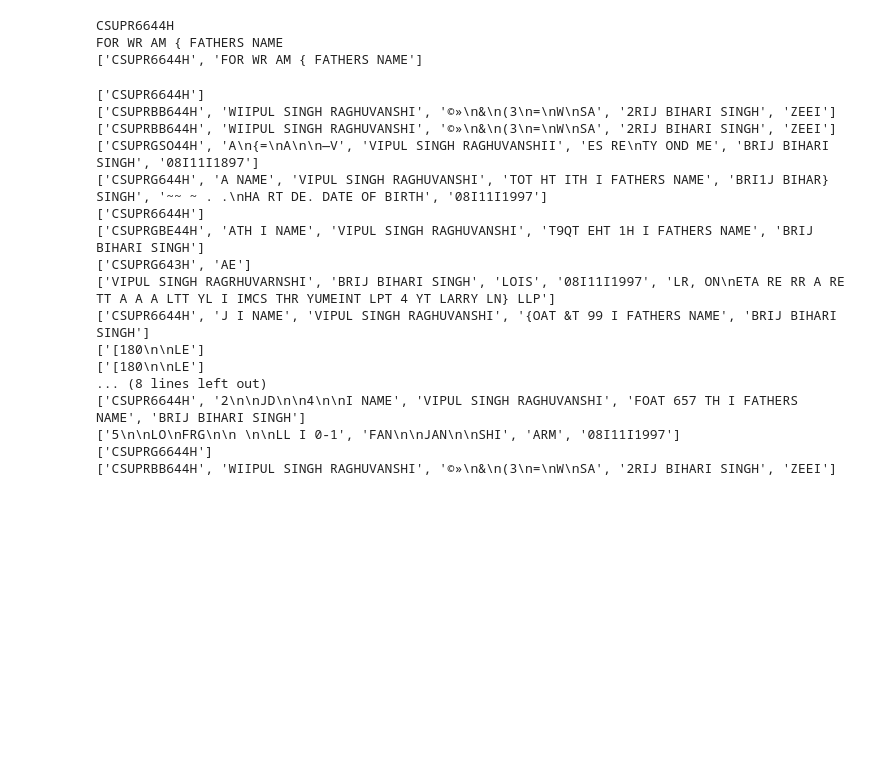
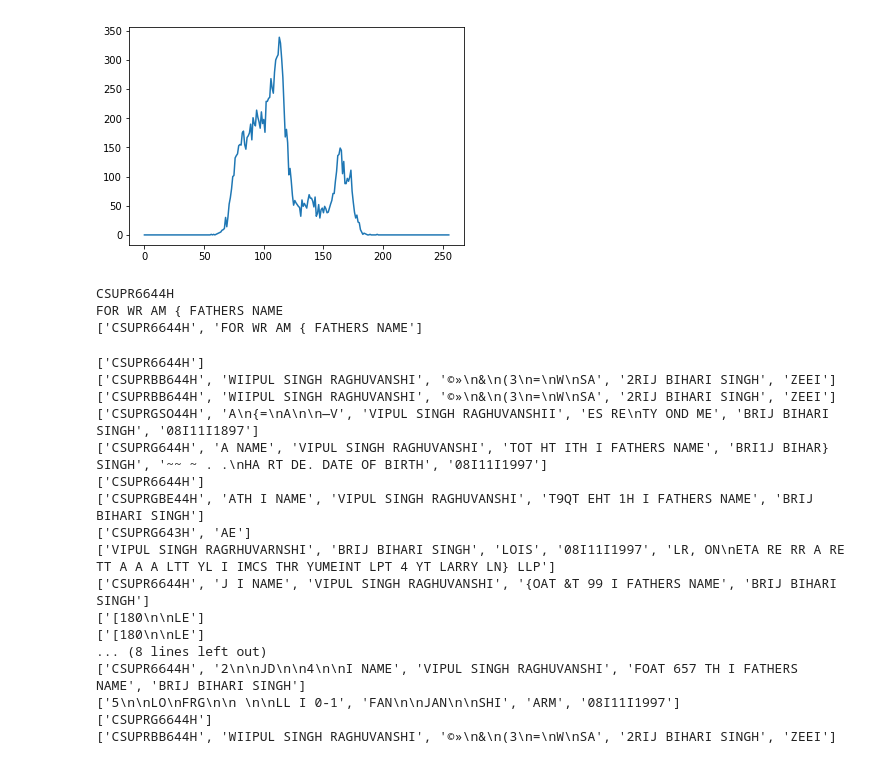
Before and after one commit to Praneet9/Smart_Editor, a Jupyter notebook: Mobicule/Preprocessing.ipynb, the cells around one changed output. Drawn from its saved outputs; the diff is of its cells as text; code cells hidden in the pictures; blank space fills up the shorter version.

```diff
--- a/Mobicule/Preprocessing.ipynb
+++ b/Mobicule/Preprocessing.ipynb
@@ -0,0 +1,63 @@
+# %%
+img = cv2.imread('ignore/mp6.jpg', 0)
+# img = cv2.resize(img, (600, 300))
+# img = cv2.adaptiveThreshold(img, 255, cv2.ADAPTIVE_THRESH_GAUSSIAN_C, cv2.THRESH_BINARY_INV, 15, 5)
+
+kernel_sharpening = np.array([[-1,-1,-1],
+                              [-1, 9,-1],
+                              [-1,-1,-1]])
+
+hist,bins = np.histogram(img,256,[0,256])
+plt.plot(hist),
+plt.show()
+mean = int((np.argmax(hist) + np.argmin(hist)) / 2)
+
+
+
+# img = cv2.GaussianBlur(img, (5, 5), 0)
+# img = cv2.adaptiveThreshold(img,255, cv2.ADAPTIVE_THRESH_GAUSSIAN_C, cv2.THRESH_BINARY,15,5)
+_, img = cv2.threshold(img, np.argmax(hist) - 15, 255, cv2.THRESH_BINARY)
+# img = cv2.GaussianBlur(img, (5, 5), 0)
+# img = cv2.filter2D(img, -1, kernel_sharpening)
+
+kernel = np.ones((5, 2), np.uint8)
+
+# test = cv2.morphologyEx(OBinary, cv2.MORPH_OPEN, kernel)
+# test = cv2.dilate(img, kernel, iterations = 1)
+
+# test = cv2.Canny(test, 30, 150)
+
+# _, ctrs_line, _ = cv2.findContours(test.copy(), cv2.RETR_EXTERNAL, cv2.CHAIN_APPROX_SIMPLE)
+# sorted_ctrs_line = sorted(ctrs_line, key=lambda ctr: cv2.boundingRect(ctr)[1])
+# # img = cv2.copyMakeBorder(img, 40, 40, 40, 40, cv2.BORDER_CONSTANT)
+# # img = cv2.resize(img, (32, 32))
+# cv2.imshow('test', test)
+# cv2.waitKey(0)
+# cv2.destroyAllWindows()
+# for i, ctr_line in enumerate(sorted_ctrs_line):
+#     x_line, y_line, w_line, h_line = cv2.boundingRect(ctr_line)
+#     if w_line * h_line < 200 or h_line < 20:
+#         continue
+#     print(x_line, y_line, w_line, h_line)
+#     cropped_line = img[y_line:y_line + h_line, x_line:x_line + w_line]
+#     cropped_line = cv2.copyMakeBorder(cropped_line, 1,1,1,1,cv2.BORDER_CONSTANT)
+#     cropped_line = cv2.resize(cropped_line, (32, 32))
+#     cropped_line = cv2.copyMakeBorder(cropped_line, 2,2,2,2,cv2.BORDER_CONSTANT)
+#     cropped_line = cv2.resize(cropped_line, (32, 32))
+#     cv2.imshow('test', cropped_line)
+#     cv2.waitKey(0)
+#     cv2.destroyAllWindows()
+#     output = model.predict_classes(cropped_line.reshape(-1, 32, 32, 1))
+#     print(output)
+
+# for i, ctr_line in enumerate(sorted_ctrs_line):
+#     # getting coordinates of the line contour
+#     x_line, y_line, w_line, h_line = cv2.boundingRect(ctr_line)
+
+cv2.imshow('test', img)
+cv2.waitKey(0)
+cv2.destroyAllWindows()
+
+cv2.destroyAllWindows()
+# %% [output]
+[figure, added]
```
Also changed, not shown: parts of 11 cells of this notebook, 1 other file.
